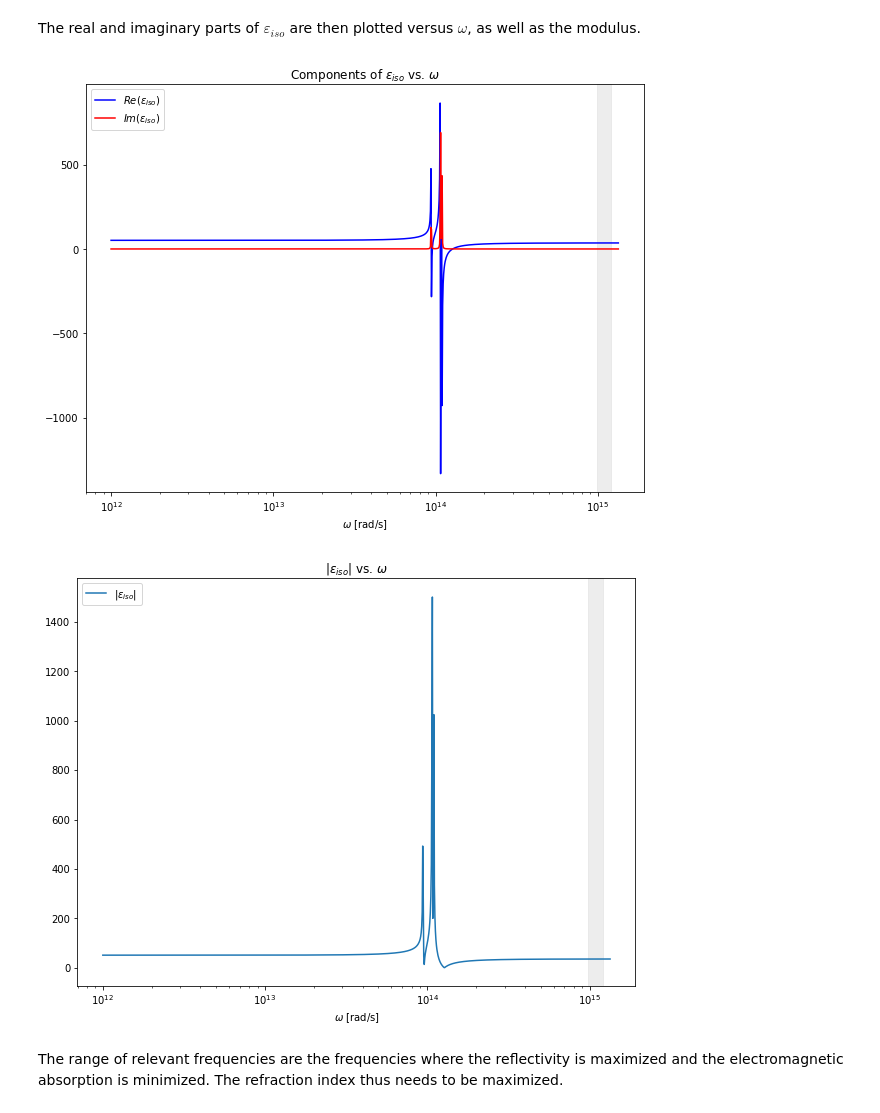
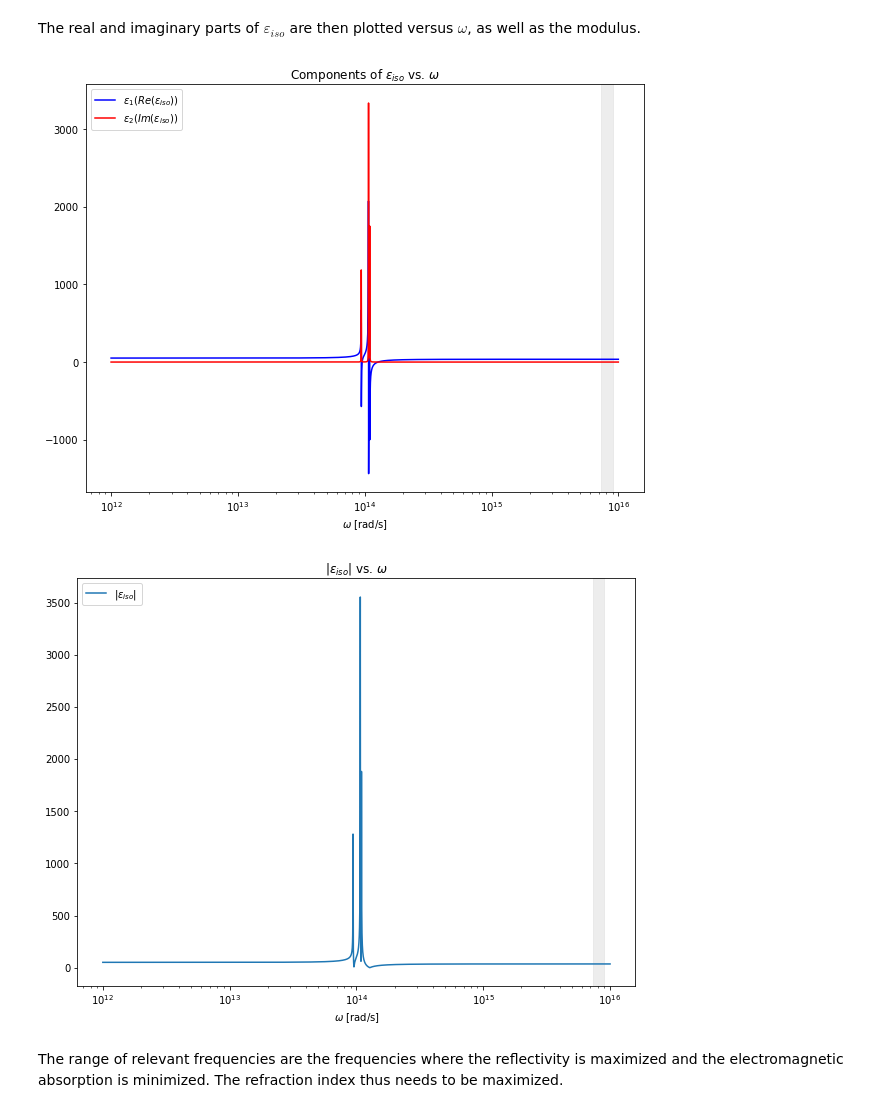
Before and after one commit to idommisse/lmapr2001, a Jupyter notebook: Block2_section1_5.ipynb, the cells around one changed output. Cells and saved outputs as stored; diff of their text form; code cells hidden in the pictures.

```diff
--- a/Block2_section1_5.ipynb
+++ b/Block2_section1_5.ipynb
@@ -7,9 +7,9 @@ import matplotlib.pyplot as plt
 The value of $\omega_g$ is retrieved from the previous calculations.
 The $\omega$ range is defined.
 # %%
-omega_g = 1.338e15
+omega_g = 1e16
 stop = np.log10(omega_g)
-omega = np.logspace(12,stop,1000)
+omega = np.logspace(12,stop,6000)
 # %% [markdown]
 The following function is used to determine the modulus of the resulting vector following the 3 spatial components.
 The values used to compute $\varepsilon_\text{iso}$ are then computed.
@@ -66,7 +66,7 @@ gamma = np.array([gamma1,gamma2,gamma3])
 # %% [markdown]
 $\varepsilon_\text{iso}$ is found using $$\varepsilon_\text{iso} = \varepsilon_{\infty}+\sum\limits_n\left(f_n\cdot\dfrac{\omega_{TO,n}^2}{\omega_{TO,n}^2-\omega^2-i\omega\gamma_n}\right)$$
 # %%
-somme = np.zeros(1000,dtype='cdouble')
+somme = np.zeros(6000,dtype='cdouble')
 for i in range(3) :
     somme += f[i]*omegaTO[i]**2/(omegaTO[i]**2-omega**2-(omega*gamma[i])*1j)
 epsilonIso = epsilonInfinity + somme
@@ -75,28 +75,31 @@ The real and imaginary parts of $\varepsilon_{iso}$ are then plotted versus $\om
 # %%
 epsilonIsoReal = np.array([x.real for x in epsilonIso])
 epsilonIsoImg = np.array([x.imag for x in epsilonIso])
 plt.figure(figsize=(10,7.5))
-plt.plot(omega,epsilonIsoReal,'-b',label=r'$Re(\epsilon_{iso})$')
-plt.plot(omega,epsilonIsoImg,'-r',label=r'$Im(\epsilon_{iso})$')
+plt.plot(omega,epsilonIsoReal,'-b',label=r'$\epsilon_1 \left(Re(\epsilon_{iso})\right)$')
+plt.plot(omega,epsilonIsoImg,'-r',label=r'$\epsilon_2 \left(Im(\epsilon_{iso})\right)$')
 plt.xscale("log")
 plt.legend()
 plt.title(r'Components of $\varepsilon_{iso}$ vs. $\omega$')
 plt.xlabel(r'$\omega$ [rad/s]')
 inf = 0.9*omega_g*(0.8/1.2)**(1/2)
 upper = 0.9*omega_g
 plt.axvspan(inf, upper, alpha=0.5, color='#DDDDDD')
+plt.savefig('epsiloniso.png')
 
 plt.figure(figsize=(10,7.5))
 plt.plot(omega,np.sqrt(epsilonIsoReal**2+epsilonIsoImg**2),label=r'$\vert\epsilon_{iso}\vert$')
 plt.legend()
 plt.xscale("log")
 plt.title(r'$|\varepsilon_{iso}|$ vs. $\omega$')
 plt.xlabel(r'$\omega$ [rad/s]')
 plt.axvspan(inf, upper, alpha=0.5, color='#DDDDDD')
+plt.savefig('epsilonisonorm.png')
+
 plt.show()
 # %% [output]
-[figure, old version]
+[figure, new version]
-[figure, old version]
+[figure, new version]
 # %% [markdown]
 The range of relevant frequencies are the frequencies where the reflectivity is maximized and the electromagnetic absorption is minimized. The refraction index thus needs to be maximized.
 # %% [markdown]
```
Also changed, not shown: parts of 1 cell of this notebook, 3 other files.
